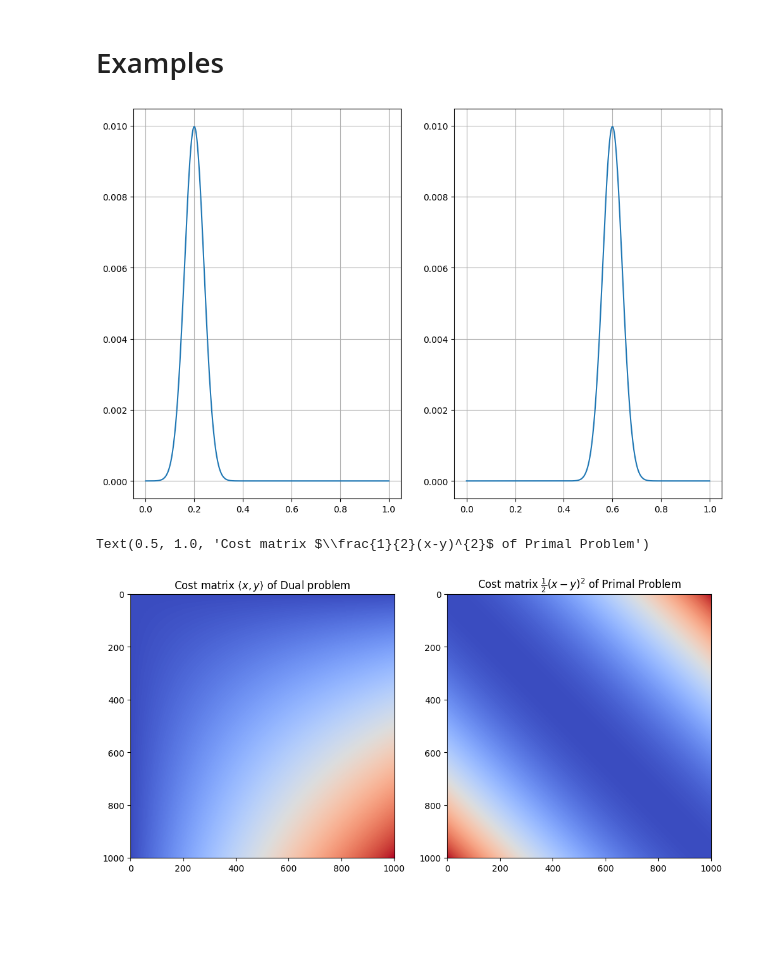
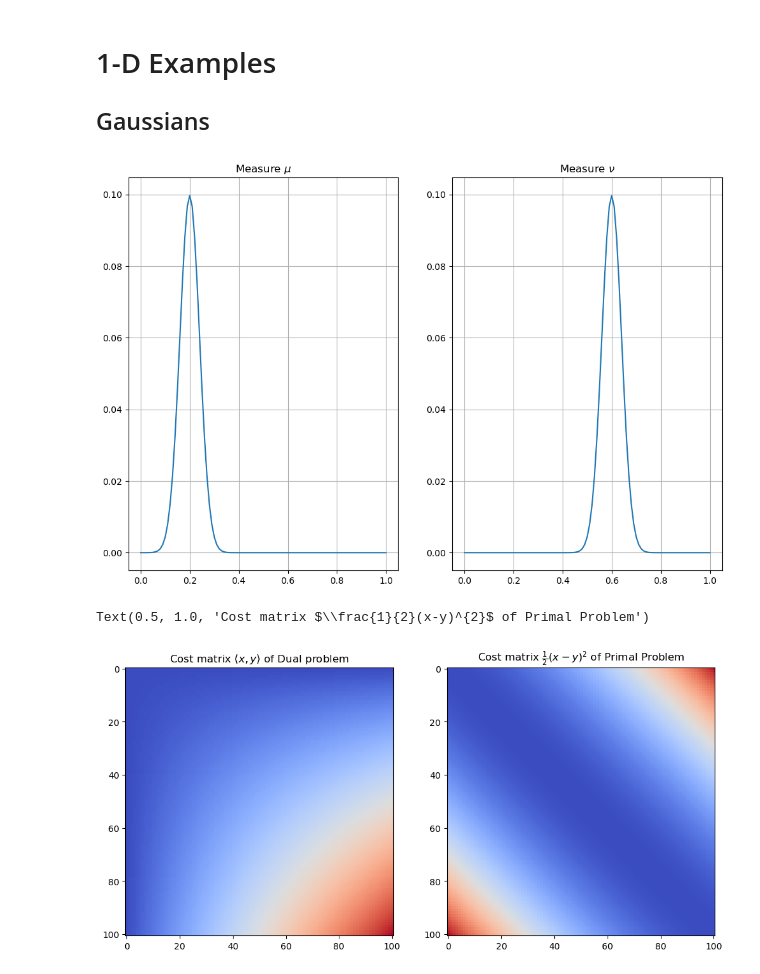
Before and after one commit to aipyth/back_and_forth_ot, a Jupyter notebook: back_and_forth_1d.ipynb, the cells around one changed output. Drawn from its saved outputs; the diff is of its cells as text; code cells hidden in the pictures; blank space fills up the shorter version.

Commit message:
added some examples and cleaned code

```diff
--- a/back_and_forth_1d.ipynb
+++ b/back_and_forth_1d.ipynb
@@ -269,32 +11,0 @@ def pushforward(mu: np.ndarray, T: np.ndarray, x: np.ndarray) -> np.ndarray:
-# %%
-n = 20 + 1
-x = np.linspace(0, 1, n)
-mean = 0.2
-std = 0.05
-mu = 1/(std * np.sqrt(2 * np.pi)) * np.exp(
-        -1/2 * np.power((x - mean)/std, 2))
-mu /= mu.sum()
-t = x + 0.5
-
-# t_interp = BarycentricInterpolator(x, t)
-
-pf = pushforward(mu, t, x)
-
-fig, axs = plt.subplots(1, 3, figsize=(15,5))
-axs[0].plot(x, pf, c='r')
-axs[0].plot(x, mu, c='g')
-axs[0].grid()
-axs[1].plot(x, t)
-# axs[1].plot(x, t_interp(x))
-axs[1].grid()
-
-
-T = np.zeros((n, n))
-for i, val in enumerate(t):
-    j = np.argmin(np.abs(x - val))
-    if mu[i] != 0:
-        T[i, j] = mu[i]
-axs[2].imshow(T)
-
-print(f"{mu.sum()=}")
-print(f"{pf.sum()=}")
@@ -447,5 +339,7 @@ def back_and_forth(
 # %% [markdown]
-# Examples
+# 1-D Examples
+
+## Gaussians
 # %%
 def generate_gaussian_distribution(
         num_points, mean, std, range_min, range_max
@@ -456,31 +350,31 @@ def generate_gaussian_distribution(
     pdf_values /= pdf_values.sum()
     return grid, pdf_values
 # %%
-n = 1000 + 1
-std = 0.08
+n = 100 + 1
 range_min = 0
 range_max = 1
 
 x = np.linspace(range_min, range_max, n)
 y = np.linspace(range_min, range_max, n)
 X, Y = np.meshgrid(x, y, indexing='ij')
 
 _, mu = generate_gaussian_distribution(
     n, 0.2, std=0.04, range_min=range_min, range_max=range_max)
 _, nu = generate_gaussian_distribution(
     n, 0.6, std=0.04, range_min=range_min, range_max=range_max)
 
 fig, axs = plt.subplots(1, 2, figsize=(12,8))
 axs[0].plot(x, mu)
+axs[0].set_title('Measure $\\mu$')
 axs[0].grid()
 axs[1].plot(y, nu)
+axs[1].set_title('Measure $\\nu$')
 axs[1].grid()
 # %% [output]
-[figure, old version]
+[figure, new version]
 # %%
 c = X * Y
 cost = np.power(X - Y, 2) / 2
-c_name = 'quadratic'
 
 fig, axs = plt.subplots(1, 2, figsize=(12,8))
 axs[0].imshow(c, cmap='coolwarm')
@@ -489,5 +383,5 @@ axs[1].imshow(cost, cmap='coolwarm')
 axs[1].set_title('Cost matrix $\\frac{1}{2}(x-y)^{2}$ of Primal Problem')
 # %% [output]
 Text(0.5, 1.0, 'Cost matrix $\\frac{1}{2}(x-y)^{2}$ of Primal Problem')
-[figure, old version]
+[figure, new version]
 # %%
```
Also changed, not shown: parts of 47 cells of this notebook, 1 other file.
